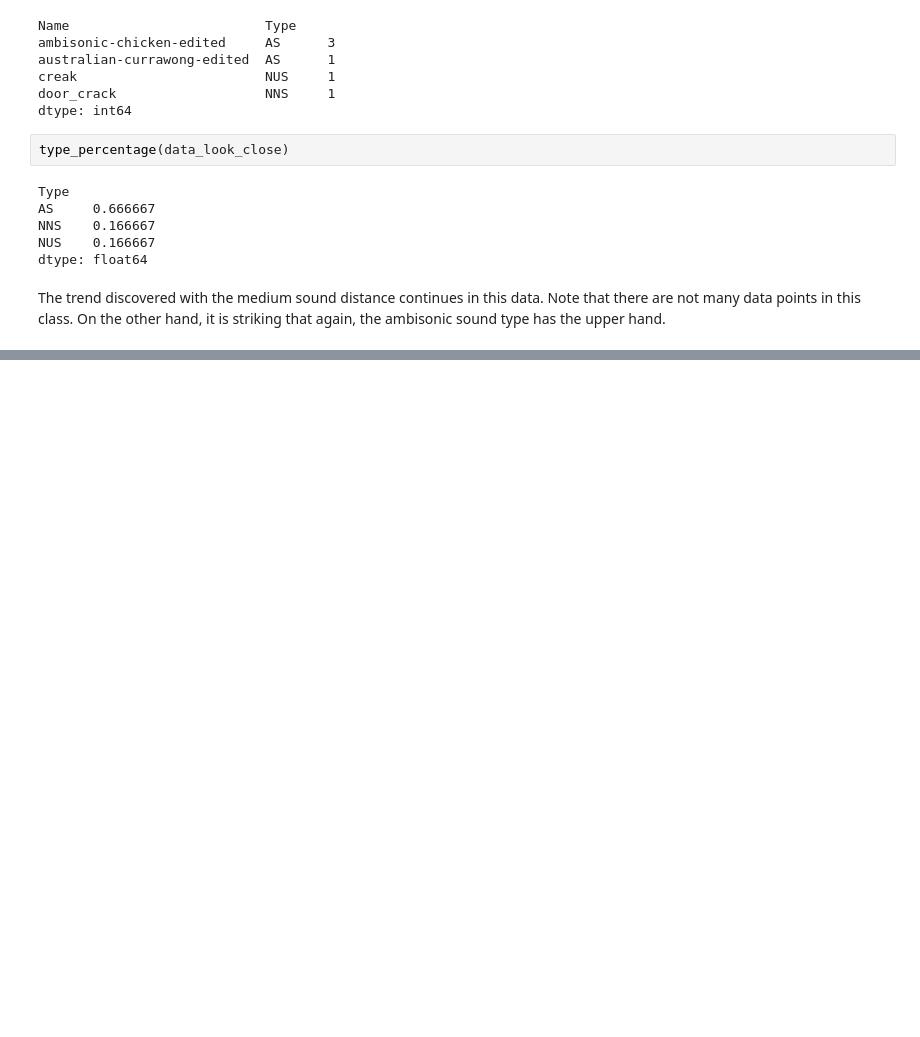
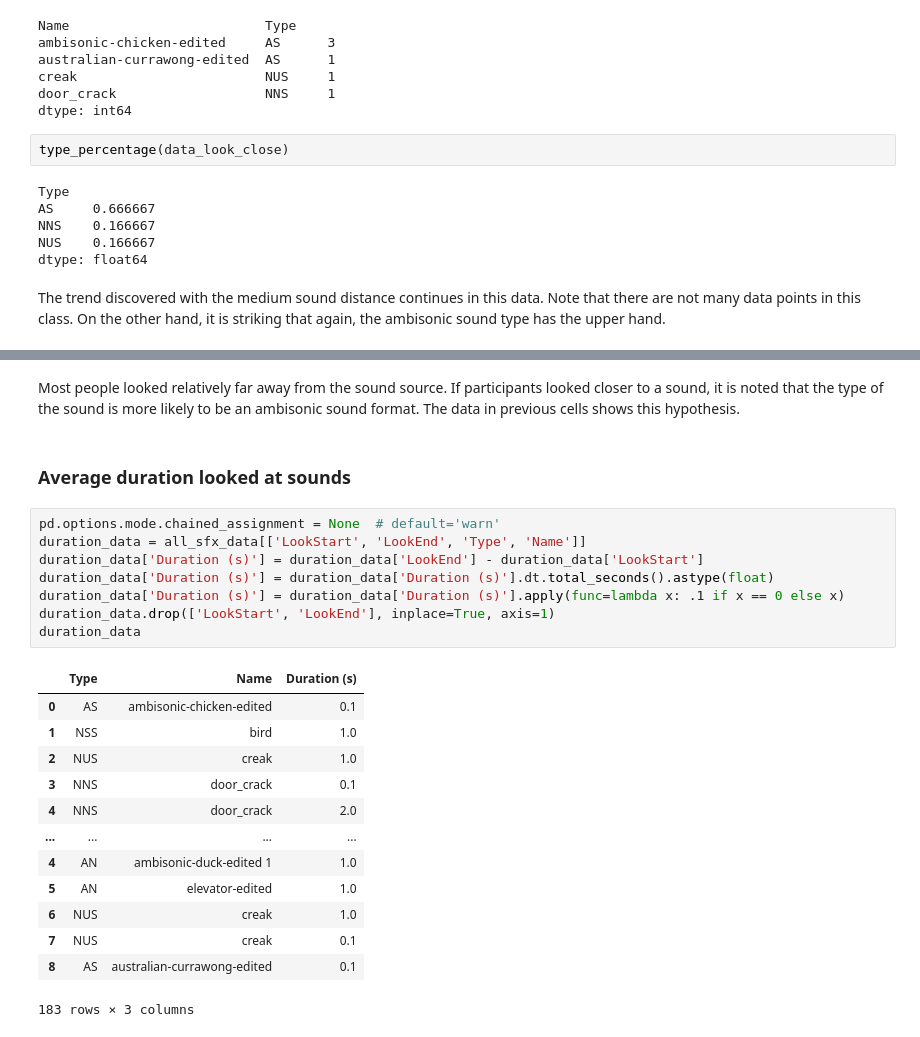
Before and after one commit to FreekDS/Analysis-Spatial-Audio-In-VR, a Jupyter notebook: spatial-audio-analysis.ipynb, the cells around one changed output, grey strips where cells are left out. Cells and saved outputs as stored; diff of their text form; blank space fills up the shorter version.

```diff
--- a/spatial-audio-analysis.ipynb
+++ b/spatial-audio-analysis.ipynb
@@ -490,0 +564,28 @@ On the other hand, it is striking that again, the ambisonic sound type has the u
+# %% [markdown]
+Most people looked relatively far away from the sound source.
+If participants looked closer to a sound, it is noted that the type of the sound is more likely to be an ambisonic sound format.
+The data in previous cells shows this hypothesis.
+# %% [markdown]
+### Average duration looked at sounds
+# %%
+pd.options.mode.chained_assignment = None  # default='warn'
+duration_data = all_sfx_data[['LookStart', 'LookEnd', 'Type', 'Name']]
+duration_data['Duration (s)'] = duration_data['LookEnd'] - duration_data['LookStart']
+duration_data['Duration (s)'] = duration_data['Duration (s)'].dt.total_seconds().astype(float)
+duration_data['Duration (s)'] = duration_data['Duration (s)'].apply(func=lambda x: .1 if x == 0 else x)
+duration_data.drop(['LookStart', 'LookEnd'], inplace=True, axis=1)
+duration_data
+# %% [output]
+|  | Type | Name | Duration (s) |
+| 0 | AS | ambisonic-chicken-edited | 0.1 |
+| 1 | NSS | bird | 1.0 |
+| 2 | NUS | creak | 1.0 |
+| 3 | NNS | door_crack | 0.1 |
+| 4 | NNS | door_crack | 2.0 |
+| ... | ... | ... | ... |
+| 4 | AN | ambisonic-duck-edited 1 | 1.0 |
+| 5 | AN | elevator-edited | 1.0 |
+| 6 | NUS | creak | 1.0 |
+| 7 | NUS | creak | 0.1 |
+| 8 | AS | australian-currawong-edited | 0.1 |
+183 rows × 3 columns
```
Also changed, not shown: parts of 8 cells of this notebook.
